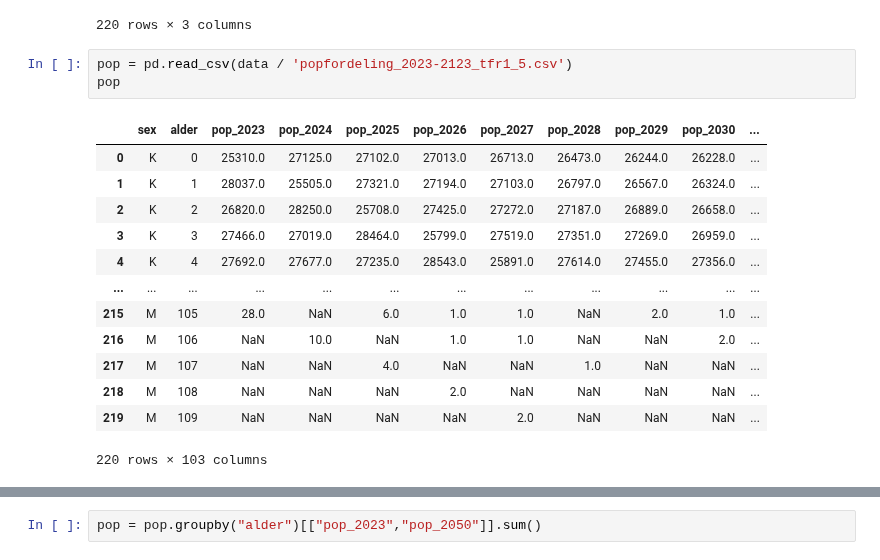
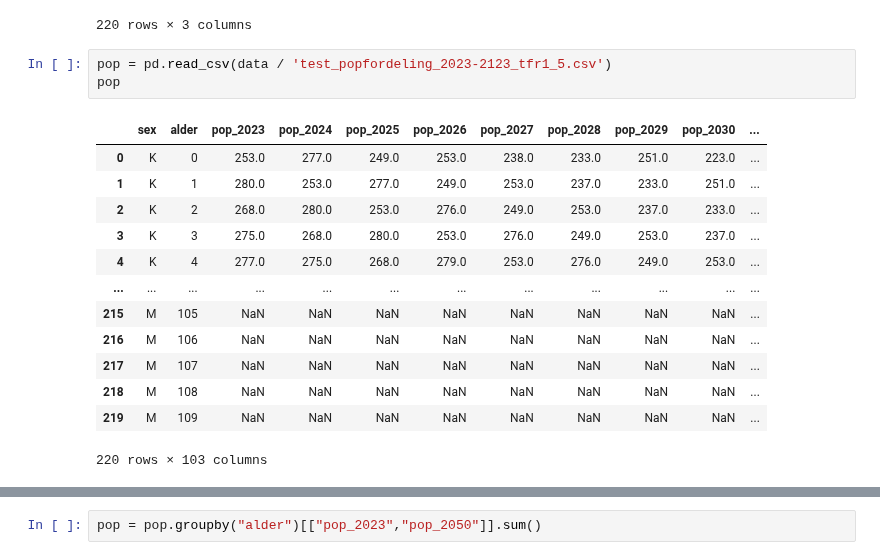
Before and after one commit to johnoskarskjeldrum/population-project-model, a Jupyter notebook: Befolkningsfremskrivning plots.ipynb, the cells around one changed output, grey strips where cells are left out. Saved outputs shown, nothing was run; the diff lists cells and outputs as text.

```diff
--- a/Befolkningsfremskrivning plots.ipynb
+++ b/Befolkningsfremskrivning plots.ipynb
@@ -79,21 +79,21 @@ populasjon_2026
 | 219 | M | 109 | NaN |
 220 rows × 3 columns
 # %%
-pop = pd.read_csv(data / 'popfordeling_2023-2123_tfr1_5.csv')
+pop = pd.read_csv(data / 'test_popfordeling_2023-2123_tfr1_5.csv')
 pop
 # %% [output]
 |  | sex | alder | pop_2023 | pop_2024 | pop_2025 | pop_2026 | pop_2027 | pop_2028 | pop_2029 | pop_2030 | ... |
-| 0 | K | 0 | 25310.0 | 27125.0 | 27102.0 | 27013.0 | 26713.0 | 26473.0 | 26244.0 | 26228.0 | ... |
-| 1 | K | 1 | 28037.0 | 25505.0 | 27321.0 | 27194.0 | 27103.0 | 26797.0 | 26567.0 | 26324.0 | ... |
-| 2 | K | 2 | 26820.0 | 28250.0 | 25708.0 | 27425.0 | 27272.0 | 27187.0 | 26889.0 | 26658.0 | ... |
-| 3 | K | 3 | 27466.0 | 27019.0 | 28464.0 | 25799.0 | 27519.0 | 27351.0 | 27269.0 | 26959.0 | ... |
-| 4 | K | 4 | 27692.0 | 27677.0 | 27235.0 | 28543.0 | 25891.0 | 27614.0 | 27455.0 | 27356.0 | ... |
+| 0 | K | 0 | 253.0 | 277.0 | 249.0 | 253.0 | 238.0 | 233.0 | 251.0 | 223.0 | ... |
+| 1 | K | 1 | 280.0 | 253.0 | 277.0 | 249.0 | 253.0 | 237.0 | 233.0 | 251.0 | ... |
+| 2 | K | 2 | 268.0 | 280.0 | 253.0 | 276.0 | 249.0 | 253.0 | 237.0 | 233.0 | ... |
+| 3 | K | 3 | 275.0 | 268.0 | 280.0 | 253.0 | 276.0 | 249.0 | 253.0 | 237.0 | ... |
+| 4 | K | 4 | 277.0 | 275.0 | 268.0 | 279.0 | 253.0 | 276.0 | 249.0 | 253.0 | ... |
 | ... | ... | ... | ... | ... | ... | ... | ... | ... | ... | ... | ... |
-| 215 | M | 105 | 28.0 | NaN | 6.0 | 1.0 | 1.0 | NaN | 2.0 | 1.0 | ... |
-| 216 | M | 106 | NaN | 10.0 | NaN | 1.0 | 1.0 | NaN | NaN | 2.0 | ... |
-| 217 | M | 107 | NaN | NaN | 4.0 | NaN | NaN | 1.0 | NaN | NaN | ... |
-| 218 | M | 108 | NaN | NaN | NaN | 2.0 | NaN | NaN | NaN | NaN | ... |
-| 219 | M | 109 | NaN | NaN | NaN | NaN | 2.0 | NaN | NaN | NaN | ... |
+| 215 | M | 105 | NaN | NaN | NaN | NaN | NaN | NaN | NaN | NaN | ... |
+| 216 | M | 106 | NaN | NaN | NaN | NaN | NaN | NaN | NaN | NaN | ... |
+| 217 | M | 107 | NaN | NaN | NaN | NaN | NaN | NaN | NaN | NaN | ... |
+| 218 | M | 108 | NaN | NaN | NaN | NaN | NaN | NaN | NaN | NaN | ... |
+| 219 | M | 109 | NaN | NaN | NaN | NaN | NaN | NaN | NaN | NaN | ... |
 220 rows × 103 columns
 # %%
 pop = pop[["sex","alder", "pop_2023", "pop_2050"]]
```
Also changed, not shown: parts of 9 cells of this notebook, 7 other files.
